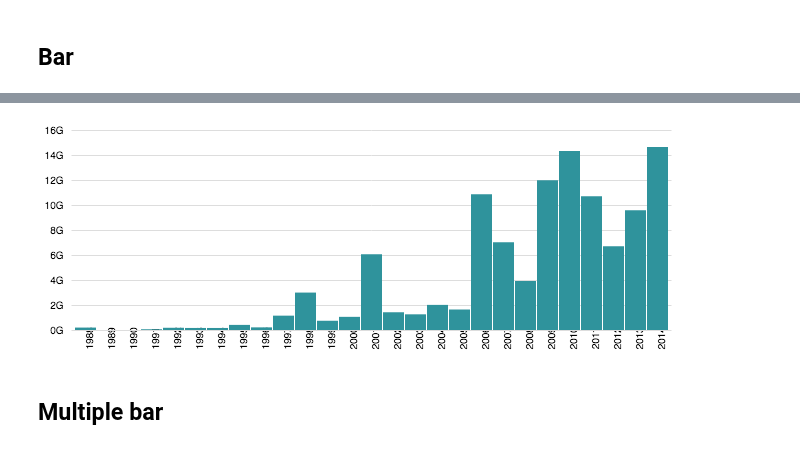
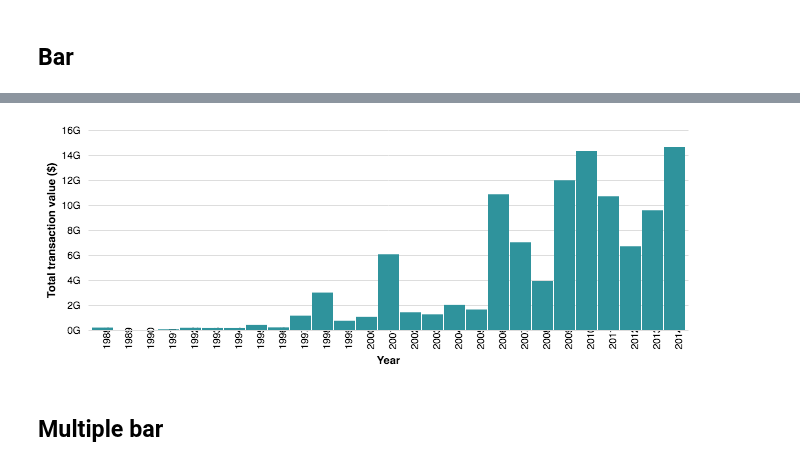
Before and after one commit to Vizzuality/notebooks, a Jupyter notebook: i2i/i2i_Widgets.ipynb, the cells around one changed output, grey strips where cells are left out. Drawn from its saved outputs; the diff is of its cells as text; code cells hidden in the pictures.

```diff
--- a/i2i/i2i_Widgets.ipynb
+++ b/i2i/i2i_Widgets.ipynb
@@ -361,6 +481,12 @@ specV3=json.loads("""
   "width": 600,
   "height": 200,
   "padding": 5,
+
+  "config": {
+    "range": {
+      "category": ["#2f939c","#97c9ce","#001d22","#f9d031","#f95e31", "#FCAE98", "#633AE8", "#E4D081", "#00D9C6", "#B9A86C", "#7B0051", "#B685C9", "#076270", "#CCC"]
+      }
+  },
 
   "data": [
     {
@@ -526,7 +652,8 @@ specV3=json.loads("""
       "labelAlign": "right",
       "bandPosition": 0.5,
       "ticks": false,
-      "offset": 6
+      "offset": 6,
+      "title":"Year"
     },
     {
       "orient": "left",
@@ -536,7 +663,8 @@ specV3=json.loads("""
       "grid": true,
       "format":"s",
       "tickCount": 6,
-      "offset": 6
+      "offset": 6,
+      "title":"Total transaction value ($)"
     }
   ],
   "marks": [
@@ -556,38 +684,38 @@ specV3=json.loads("""
             "band": 1
           },
           "y": {
             "scale": "yscale",
             "field": "value"
           },
           "y2": {
             "scale": "yscale",
             "value": 0
           }
         },
         "update": {
           "fill": {"value": "#2f939c"},
           "opacity": {
             "value": 1
           }
         },
         "hover": {
           "opacity": {
-            "value": 0.8
+            "value": 0.75
           }
         }
       }
     }
   ]
 }
 """)
 vega4view=dict(specV3)
-vega4view['config']=json.loads(Config)
-vega4view['width']=600
-vega4view['height']=200
+#vega4view['config']=json.loads(Config)
+#vega4view['width']=600
+#vega4view['height']=200
 Vega(vega4view)
 # %% [output]
 [interactive output not drawn]
-[figure, old version]
+[figure, new version]
 # %% [markdown]
 ## Multiple bar
 # %%
```
Also changed, not shown: parts of 4 cells of this notebook.
